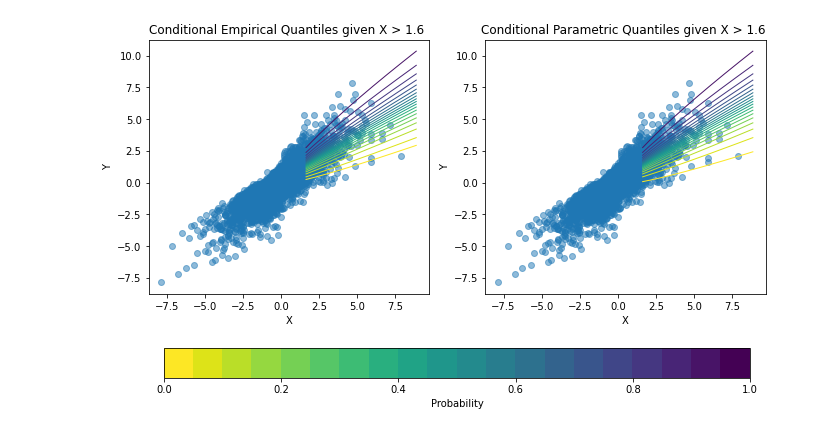
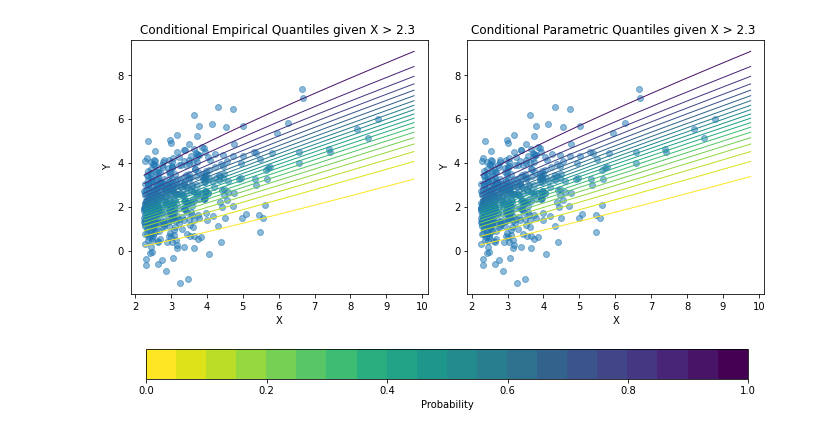
Before and after one commit to Jbrich95/CondExtremesPy, a Jupyter notebook: MultiFit.ipynb, the cells around one changed output. Drawn from its saved outputs; the diff is of its cells as text; code cells hidden in the pictures.

Commit message:
Updated README.md Correct mutlivariate DL functions Implemented multivariate fit. (Slow)

```diff
--- a/MultiFit.ipynb
+++ b/MultiFit.ipynb
@@ -141,0 +103,7 @@ fit
+# %%
+# This is quite slow, and so I've used maxiter = 50. Hopefulyl increasing efficiency in future commits
+fit = minimize(fun = CondExtMevNegLogLik,x0 = init_par,
+               args=(X_data,Y_data,par_lens,cor_len),
+               method="Nelder-Mead", options = {'maxiter' : 50})
+
+fit
@@ -201,18 +145,0 @@ Y = df.iloc[:,Dep_site_ind]
-# %%
-#Condition on X > u. We take u to be the 90% quantile.
-
-u = np.quantile(X, 0.9)
-
-X_data = X[X > u]
-Y_data = Y[X > u]
-
-fig , axs = plt.subplots(1,2, figsize=(9, 4))
-axs[0].scatter(X,Y, alpha = 0.5)
-axs[1].scatter(X_data,Y_data, alpha = 0.5)
-
-axs[0].set(xlabel="X", ylabel="Y")
-axs[1].set(xlabel="X", ylabel="Y")
-
-axs[0].set_title("(X,Y)")
-axs[1].set_title("(X,Y)| X > %.1f" %u)
-plt.show()
@@ -221,13 +145,0 @@ plt.show()
-# %%
-## Fit bivariate Heff. and Tawn. Use Delta-Laplace margins.
-
-init_par=[0.5,0.6,0.2,0.2,1]
-
-
-use_DL = True
-
-fit = minimize(fun = CondExtBivNegLogLik,x0 = init_par,
-               args=(X_data,Y_data,use_DL),
-               method="Nelder-Mead")
-
-fit
@@ -249,9 +146,9 @@ fit
 # %%
-#Plot fit
+#Plot fits - Fit 2
 
 u=min(X_data)
-
-plot_bivariate_condExt_fit(X = X,Y = Y,u = u, par_ests = fit.x, probs = np.linspace(0.05,0.95,19),
+pars2=fit.x[(np.arange(1,10,2))]
+plot_bivariate_condExt_fit(X = X_data,Y = Y_data[:,1],u = u, par_ests = pars2, probs = np.linspace(0.05,0.95,19),
                            plot_type = "Both", zoom = False)
 # %% [output]
-[figure, old version]
+[figure, new version]
```
Also changed, not shown: parts of 30 cells of this notebook, 4 other files.
